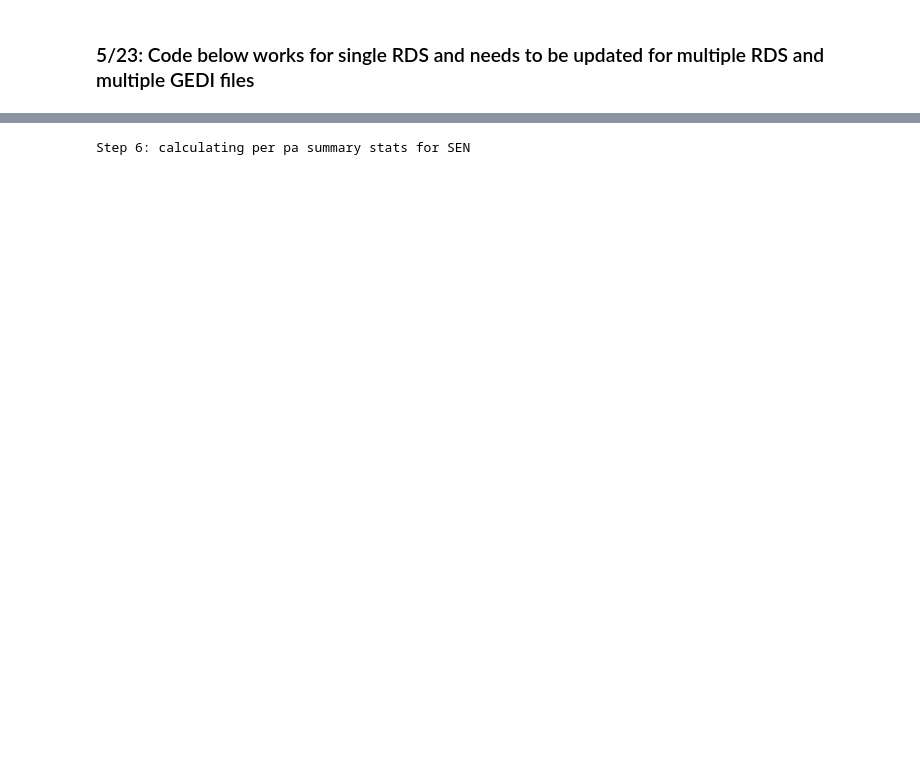
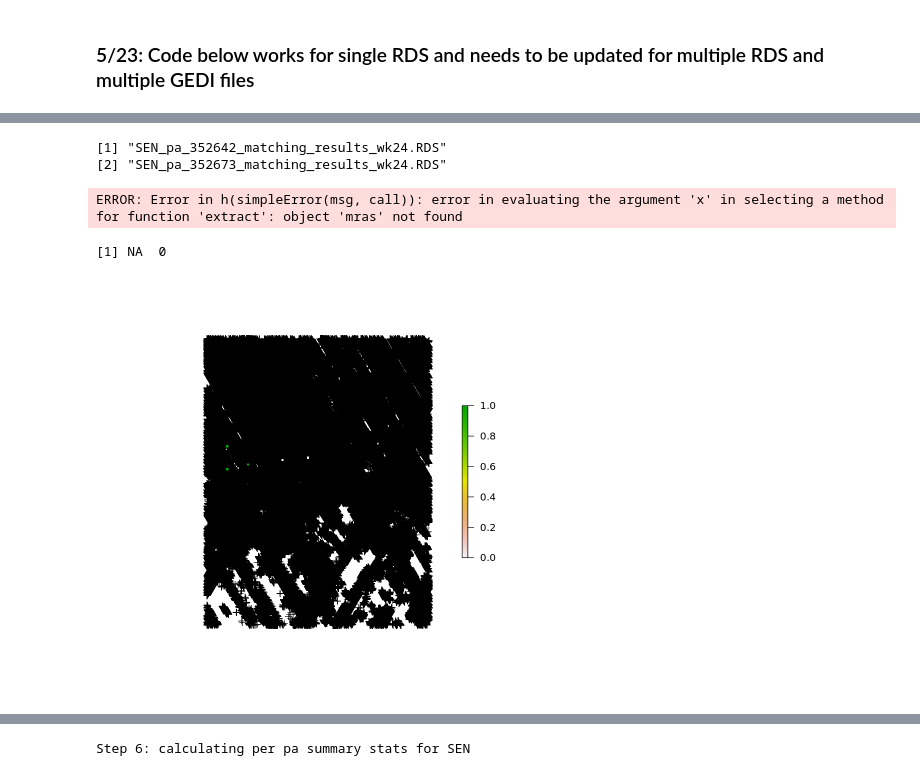
Before and after one commit to GEDI-PA/MAAP_GEDIAnalysis, a Jupyter notebook: global2.ipynb, the cells around one changed output, grey strips where cells are left out. Cells and saved outputs as stored; diff of their text form; code cells hidden in the pictures; blank space fills up the shorter version.

```diff
--- a/global2.ipynb
+++ b/global2.ipynb
@@ -241,0 +279,14 @@ colnames(all_gedil2_f)
+# %%
+iso_matched_gedi_df <- data.frame()
+# %%
+if(nrow(gedi_l24)>0){
+            gedi_l24_sp <- gedi_l24 %>%
+                SpatialPointsDataFrame(coords=.[,c("lon_lowestmode","lat_lowestmode")],
+                                     proj4string=CRS("+init=epsg:4326"), data=.) %>%spTransform(., CRS("+init=epsg:6933"))
+
+            matched_gedi <- raster::extract(mras,gedi_l24_sp, df=TRUE)
+            matched_gedi_metrics <- cbind(matched_gedi,gedi_l24_sp@data)
+            matched_gedi_metrics_filtered <- matched_gedi_metrics %>% dplyr::filter(!is.na(status)) %>%
+              convertFactor(matched0 = matched,exgedi = .)
+
+            iso_matched_gedi_df <- rbind(matched_gedi_metrics_filtered,iso_matched_gedi_df)}
@@ -241,0 +348,9 @@ colnames(all_gedil2_f)
+# %%
+matched <- readRDS(paste("~/GEDI_PA/Matching_Layers/SEN/WDPA_matching_results/SEN_wk24/SEN_pa_352642_matching_results_wk24.RDS", sep=""))
+# %%
+mras  <- tryCatch(matched2ras(matched),
+                      error=function(cond){
+                        message(cond)
+                        cat("Matched result is likely null for country", iso3,"pa", id_pa, "dimension of the match is", dim(matched),"\n")
+                        # writeLines("Matched results is likely null for country", paste(f.path,"WDPA_log/",iso3,"_log_matching.txt", sep=""))
+                        return(NULL)}) #convert the macthed df to a raster stack
@@ -241,0 +388,5 @@ colnames(all_gedil2_f)
+# %%
+sub
+# %% [output]
+[1] "SEN_pa_352642_matching_results_wk24.RDS"
+[2] "SEN_pa_352673_matching_results_wk24.RDS"
@@ -241,0 +450,13 @@ colnames(all_gedil2_f)
+# %%
+matched_gedi <- raster::extract(mras,gedi_l24_sp, df=TRUE)
+# %% [output]
+ERROR: Error in h(simpleError(msg, call)): error in evaluating the argument 'x' in selecting a method for function 'extract': object 'mras' not found
+# %%
+unique(matched_gedi$status)
+# %% [output]
+[1] NA  0
+# %%
+plot(gedi_l24_sp)
+plot(mras$status,  add=TRUE)
+# %% [output]
+[figure, added]
```
Also changed, not shown: parts of 71 cells of this notebook.
